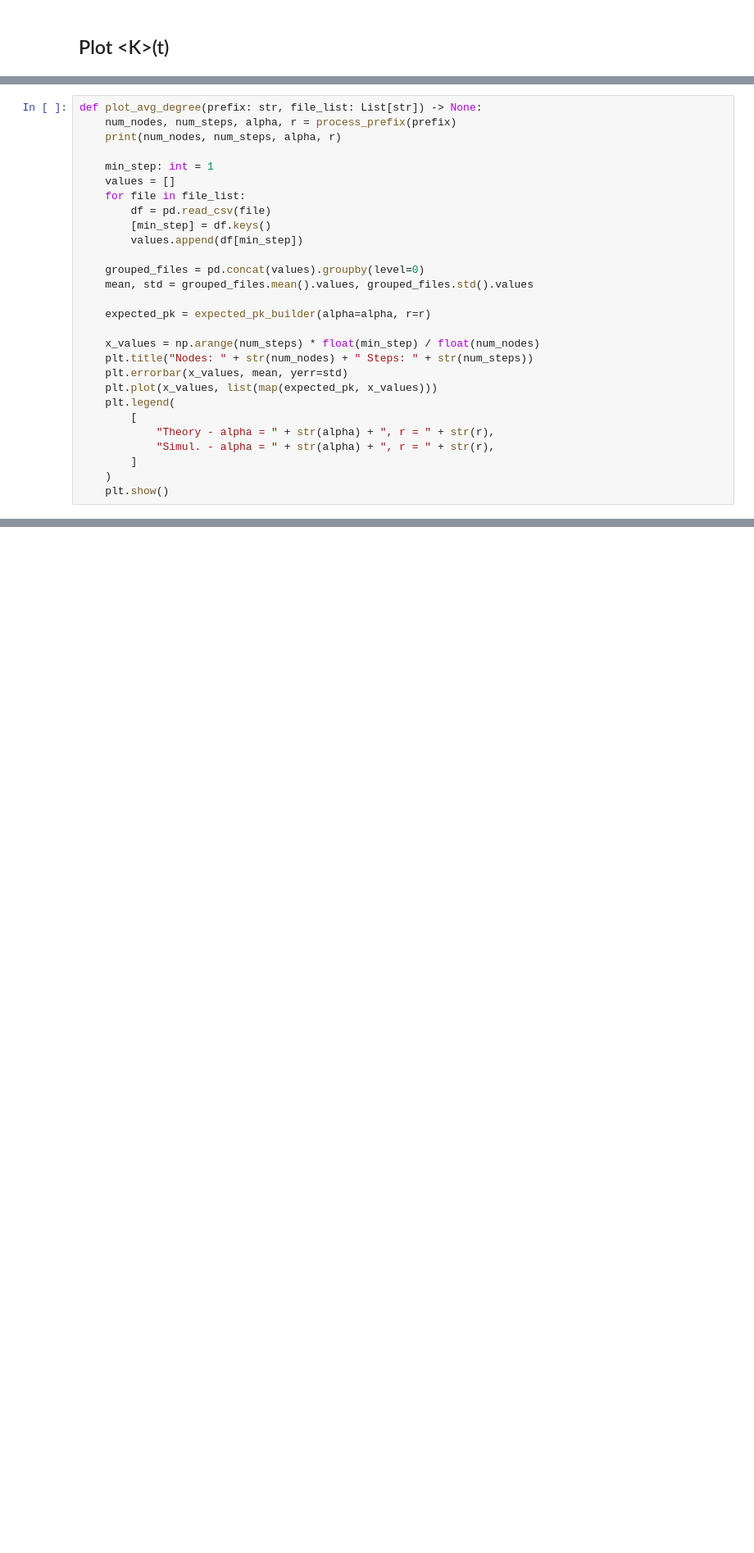
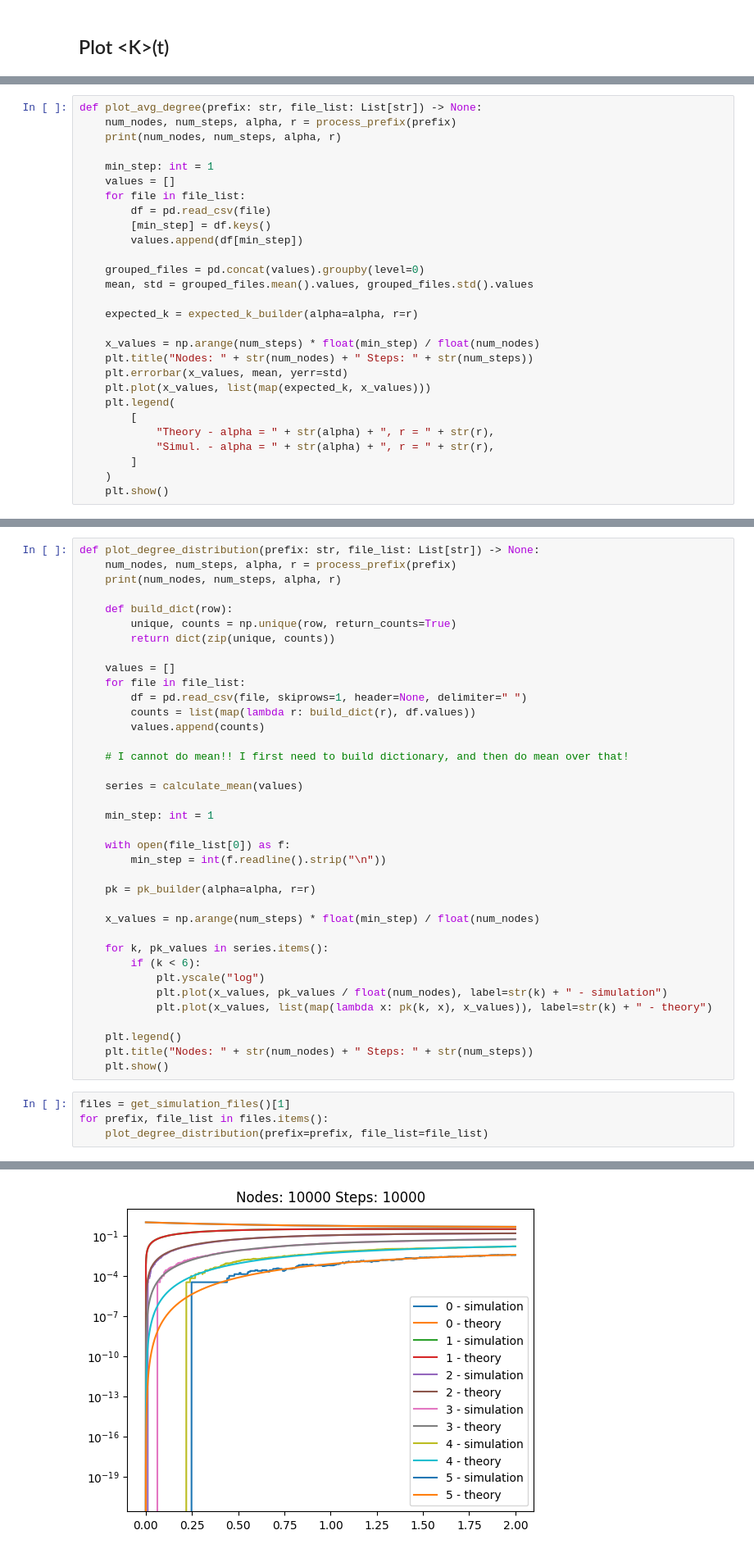
Before and after one commit to jamipouchi/TFG, a Jupyter notebook: paper_reproduction/plotting.ipynb, the cells around one changed output, grey strips where cells are left out. Shown at 82% size. Drawn from its saved outputs; the diff is of its cells as text; blank space fills up the shorter version.

Commit message:
flow to see plots, first-time passage missing

```diff
--- a/paper_reproduction/plotting.ipynb
+++ b/paper_reproduction/plotting.ipynb
@@ -91,12 +77,12 @@ def plot_avg_degree(prefix: str, file_list: List[str]) -> None:
     grouped_files = pd.concat(values).groupby(level=0)
     mean, std = grouped_files.mean().values, grouped_files.std().values
 
-    expected_pk = expected_pk_builder(alpha=alpha, r=r)
+    expected_k = expected_k_builder(alpha=alpha, r=r)
 
     x_values = np.arange(num_steps) * float(min_step) / float(num_nodes)
     plt.title("Nodes: " + str(num_nodes) + " Steps: " + str(num_steps))
     plt.errorbar(x_values, mean, yerr=std)
-    plt.plot(x_values, list(map(expected_pk, x_values)))
+    plt.plot(x_values, list(map(expected_k, x_values)))
     plt.legend(
         [
             "Theory - alpha = " + str(alpha) + ", r = " + str(r),
@@ -134,0 +133,42 @@ with open("nodes_1000_steps_10000_alpha_1d1_r_1d2.txt") as f:
+# %%
+def plot_degree_distribution(prefix: str, file_list: List[str]) -> None:
+    num_nodes, num_steps, alpha, r = process_prefix(prefix)
+    print(num_nodes, num_steps, alpha, r)
+
+    def build_dict(row):
+        unique, counts = np.unique(row, return_counts=True)
+        return dict(zip(unique, counts))
+
+    values = []
+    for file in file_list:
+        df = pd.read_csv(file, skiprows=1, header=None, delimiter=" ")
+        counts = list(map(lambda r: build_dict(r), df.values))
+        values.append(counts)
+
+    # I cannot do mean!! I first need to build dictionary, and then do mean over that!
+
+    series = calculate_mean(values)
+
+    min_step: int = 1
+
+    with open(file_list[0]) as f:
+        min_step = int(f.readline().strip("\n"))
+
+    pk = pk_builder(alpha=alpha, r=r)
+
+    x_values = np.arange(num_steps) * float(min_step) / float(num_nodes)
+
+    for k, pk_values in series.items():
+        if (k < 6):
+            plt.yscale("log")
+            plt.plot(x_values, pk_values / float(num_nodes), label=str(k) + " - simulation")
+            plt.plot(x_values, list(map(lambda x: pk(k, x), x_values)), label=str(k) + " - theory")
+
+    plt.legend()
+    plt.title("Nodes: " + str(num_nodes) + " Steps: " + str(num_steps))
+    plt.show()
+# %%
+files = get_simulation_files()[1]
+for prefix, file_list in files.items():
+    plot_degree_distribution(prefix=prefix, file_list=file_list)
+# %% [output]
@@ -134,0 +177 @@ with open("nodes_1000_steps_10000_alpha_1d1_r_1d2.txt") as f:
+[figure, added]
```
Also changed, not shown: parts of 10 cells of this notebook, 1 other file.
